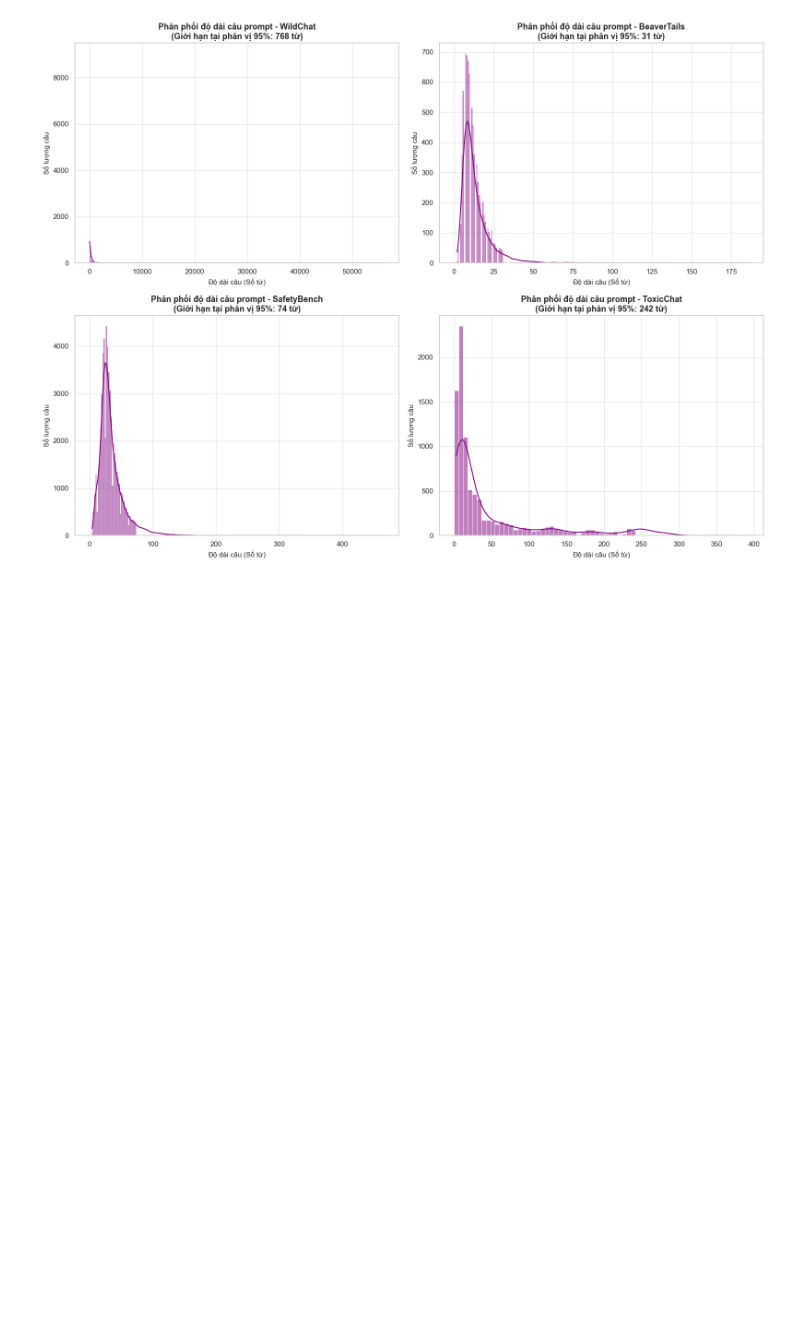
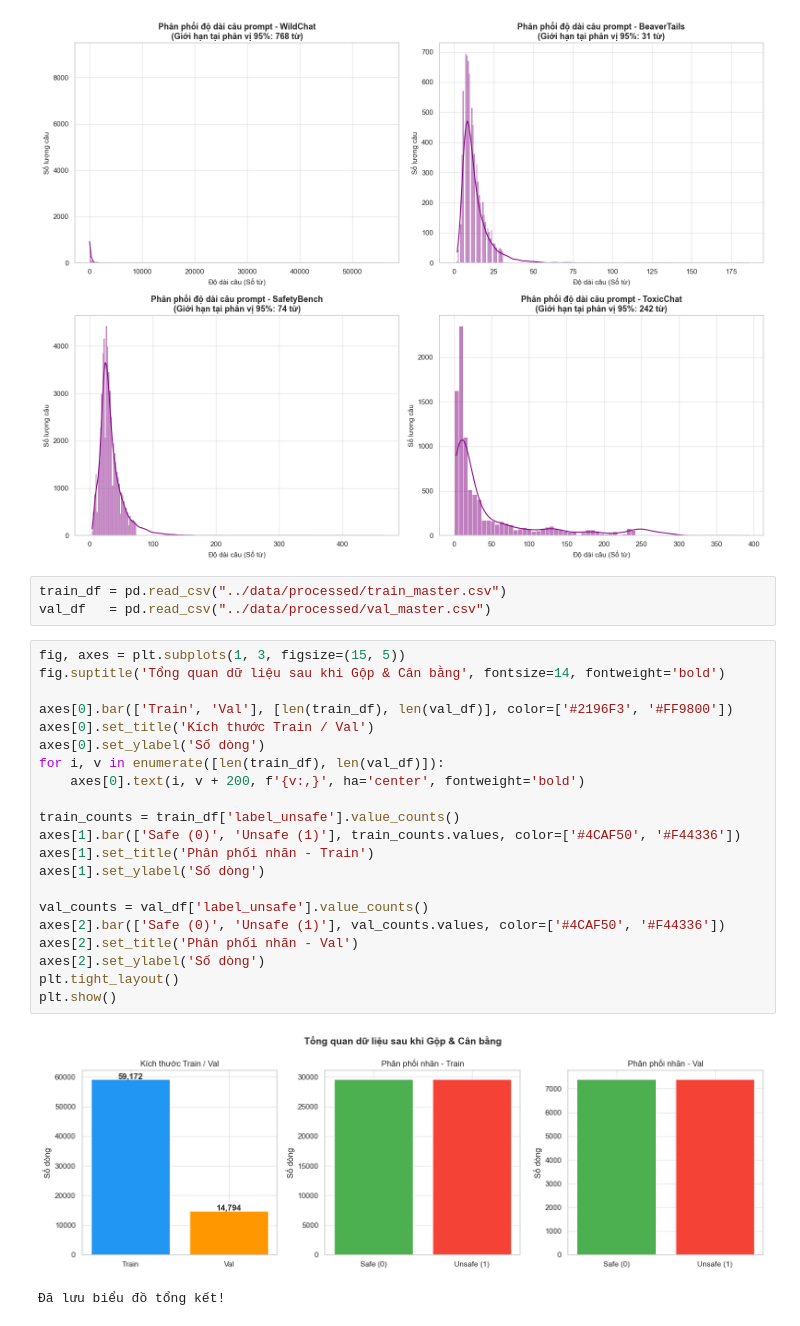
Before and after one commit to lehaiau15042003/hsu-ai-driven-challenge-2026, a Jupyter notebook: notebooks/2.0-eda-processed-data.ipynb, the cells around one changed output. Drawn from its saved outputs; the diff is of its cells as text; blank space fills up the shorter version.

Commit message:
feat: update EDA visualization for processed train and validation data

```diff
--- a/notebooks/2.0-eda-processed-data.ipynb
+++ b/notebooks/2.0-eda-processed-data.ipynb
@@ -153,3 +153,30 @@ plt.tight_layout()
 plt.show()
 # %% [output]
 [figure]
+# %%
+train_df = pd.read_csv("../data/processed/train_master.csv")
+val_df   = pd.read_csv("../data/processed/val_master.csv")
+# %%
+fig, axes = plt.subplots(1, 3, figsize=(15, 5))
+fig.suptitle('Tổng quan dữ liệu sau khi Gộp & Cân bằng', fontsize=14, fontweight='bold')
+
+axes[0].bar(['Train', 'Val'], [len(train_df), len(val_df)], color=['#2196F3', '#FF9800'])
+axes[0].set_title('Kích thước Train / Val')
+axes[0].set_ylabel('Số dòng')
+for i, v in enumerate([len(train_df), len(val_df)]):
+    axes[0].text(i, v + 200, f'{v:,}', ha='center', fontweight='bold')
+
+train_counts = train_df['label_unsafe'].value_counts()
+axes[1].bar(['Safe (0)', 'Unsafe (1)'], train_counts.values, color=['#4CAF50', '#F44336'])
+axes[1].set_title('Phân phối nhãn - Train')
+axes[1].set_ylabel('Số dòng')
+
+val_counts = val_df['label_unsafe'].value_counts()
+axes[2].bar(['Safe (0)', 'Unsafe (1)'], val_counts.values, color=['#4CAF50', '#F44336'])
+axes[2].set_title('Phân phối nhãn - Val')
+axes[2].set_ylabel('Số dòng')
+plt.tight_layout()
+plt.show()
+# %% [output]
+[figure, added]
+Đã lưu biểu đồ tổng kết!
```
